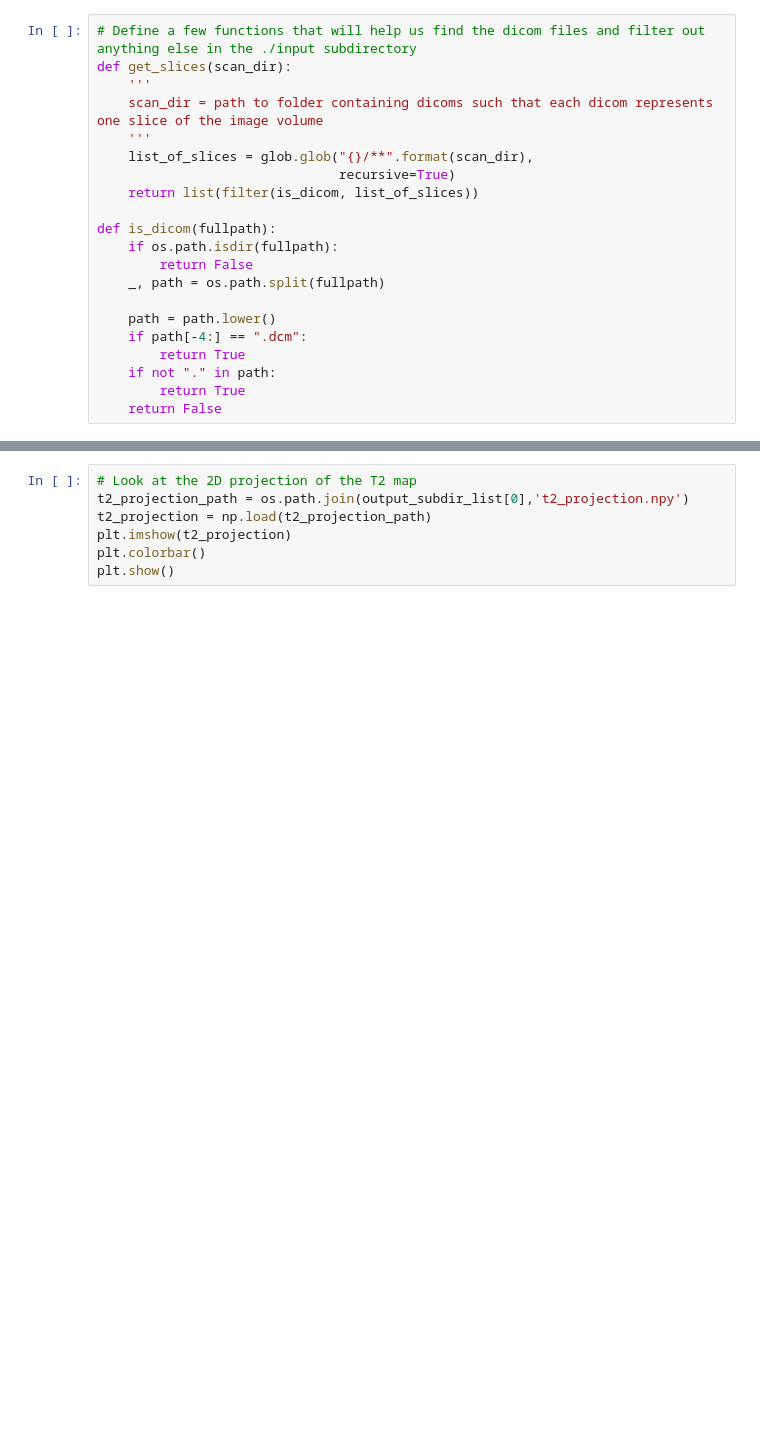
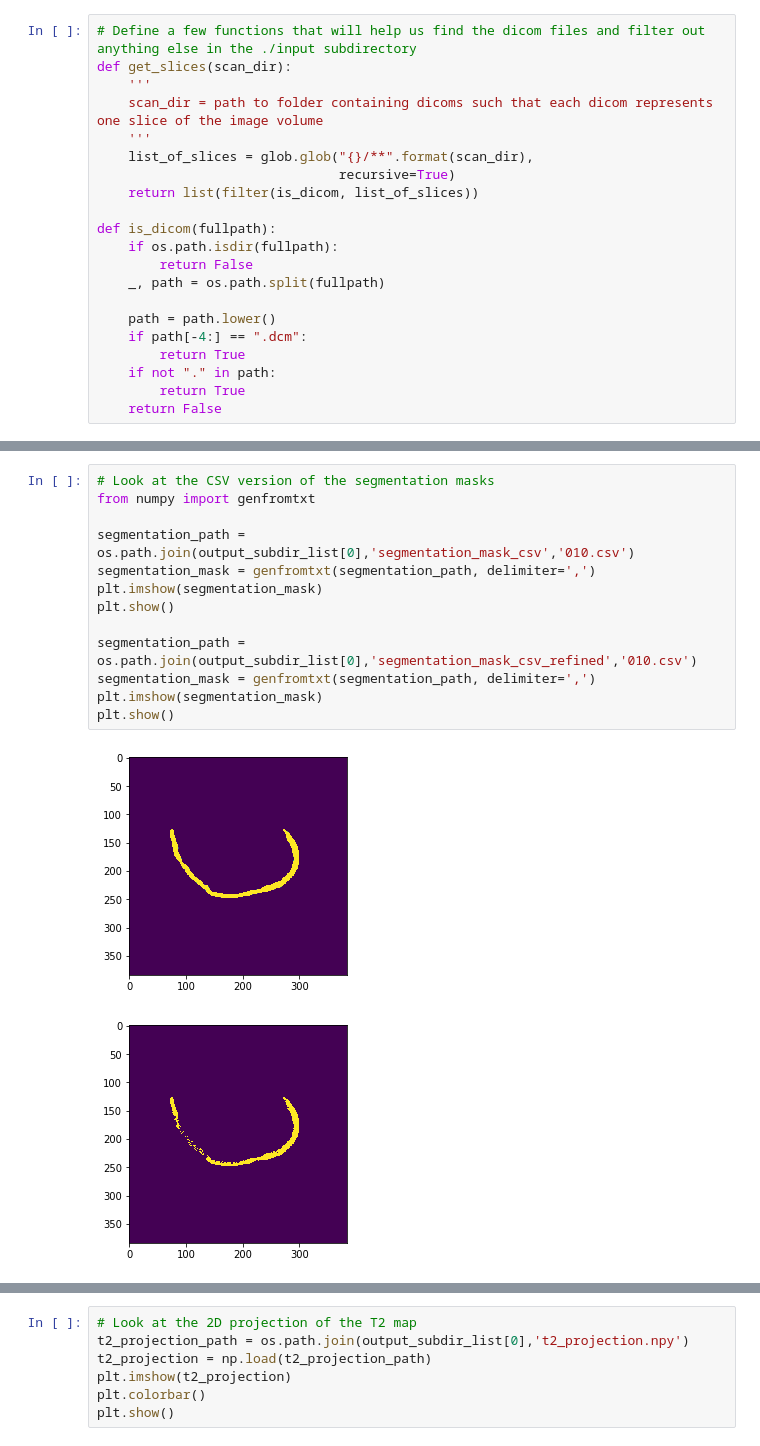
Before and after one commit to kathoma/AutomaticKneeMRISegmentation, a Jupyter notebook: DemoAnalysis.ipynb, the cells around one changed output, grey strips where cells are left out. Saved outputs shown, nothing was run; the diff lists cells and outputs as text; blank space fills up the shorter version.

```diff
--- a/DemoAnalysis.ipynb
+++ b/DemoAnalysis.ipynb
@@ -300 +325,17 @@ for s in segmentation_mask:
+# %%
+# Look at the CSV version of the segmentation masks
+from numpy import genfromtxt
+
+segmentation_path = os.path.join(output_subdir_list[0],'segmentation_mask_csv','010.csv')
+segmentation_mask = genfromtxt(segmentation_path, delimiter=',')
+plt.imshow(segmentation_mask)
+plt.show()
+
+segmentation_path = os.path.join(output_subdir_list[0],'segmentation_mask_csv_refined','010.csv')
+segmentation_mask = genfromtxt(segmentation_path, delimiter=',')
+plt.imshow(segmentation_mask)
+plt.show()
+# %% [output]
+[figure, added]
+[figure, added]
 # %%
```
Also changed, not shown: parts of 8 cells of this notebook, 1 other file.
